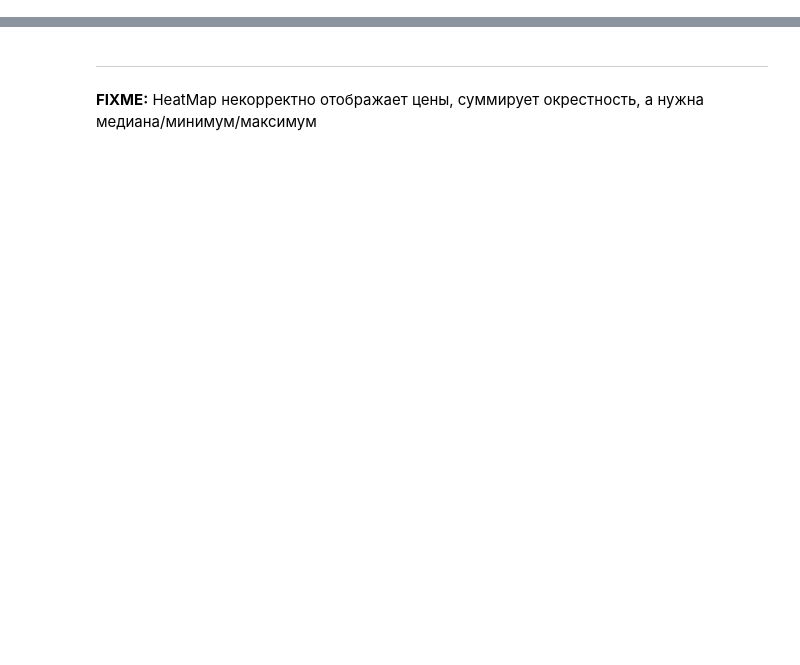
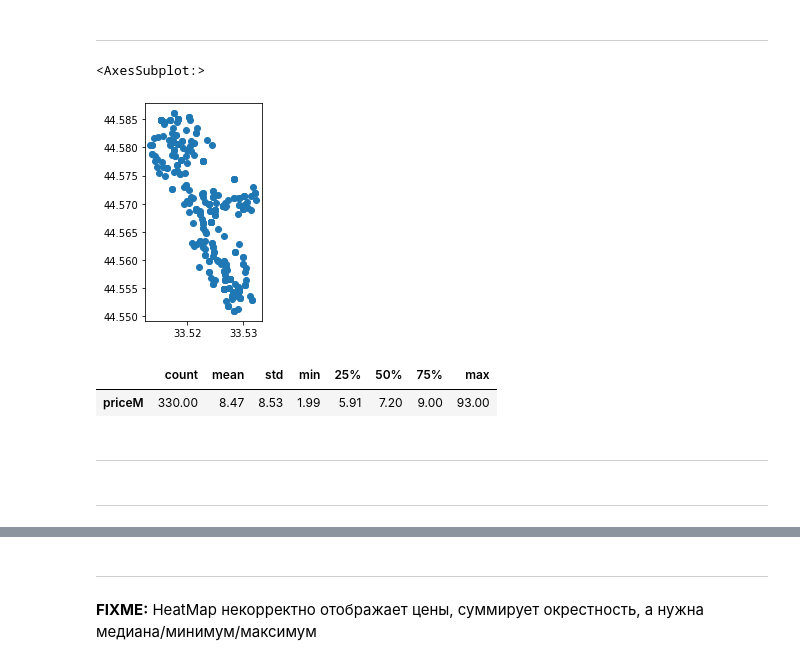
Before and after one commit to smechanoid/avito-parser, a Jupyter notebook: 03-analysis.ipynb, the cells around one changed output, grey strips where cells are left out. Cells and saved outputs as stored; diff of their text form; code cells hidden in the pictures; blank space fills up the shorter version.

```diff
--- a/03-analysis.ipynb
+++ b/03-analysis.ipynb
@@ -30,0 +67,15 @@ df.sample(3)[['title','adr','latitude','longitude','priceM']]
+# %% [markdown]
+---
+# %%
+gdf_ = gdf.sjoin(gdf_frames, how='inner', predicate='within')
+gdf_.plot()
+# %% [output]
+<AxesSubplot:>
+[figure, added]
+# %%
+gdf_[['priceM']].describe().T
+# %% [output]
+|  | count | mean | std | min | 25% | 50% | 75% | max |
+| priceM | 330.00 | 8.47 | 8.53 | 1.99 | 5.91 | 7.20 | 9.00 | 93.00 |
+# %% [markdown]
+---
@@ -30,0 +89,2 @@ df.sample(3)[['title','adr','latitude','longitude','priceM']]
+# %% [markdown]
+---
```
Also changed, not shown: parts of 19 cells of this notebook.
